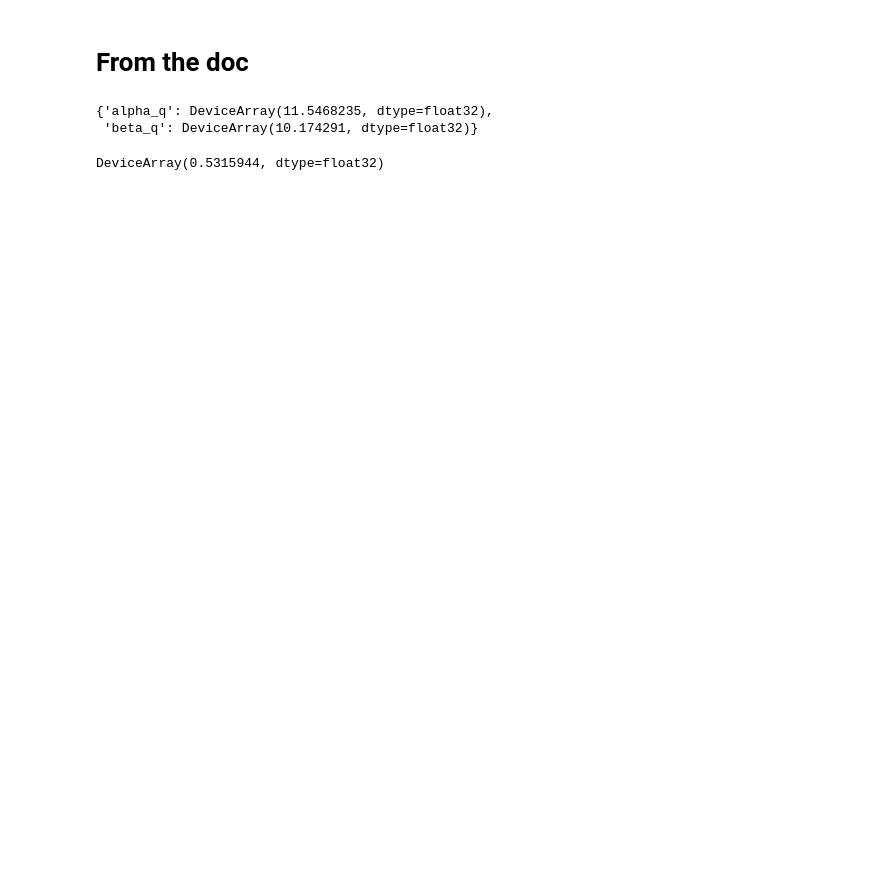
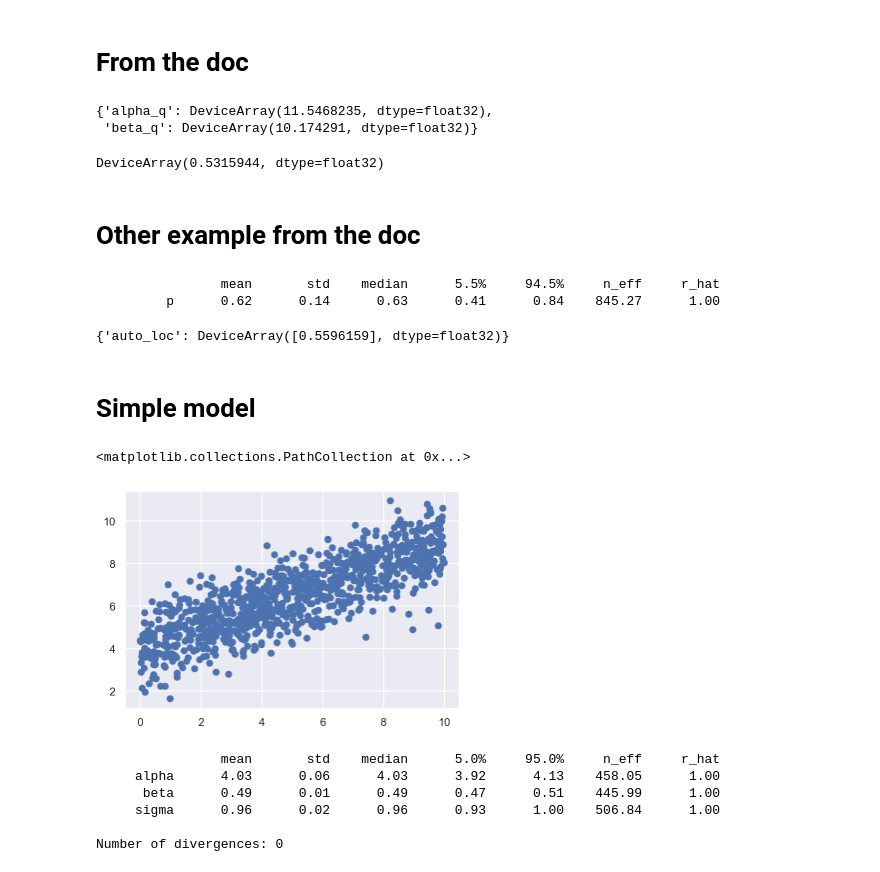
Before and after one commit to AurelienNioche/ActiveTeachingCollaborative, a Jupyter notebook: numpyro-vi.ipynb, the cells around one changed output. Saved outputs shown, nothing was run; the diff lists cells and outputs as text; code cells hidden in the pictures; blank space fills up the shorter version.

```diff
--- a/numpyro-vi.ipynb
+++ b/numpyro-vi.ipynb
@@ -64,3 +65,47 @@ params
 params["alpha_q"] / (params["alpha_q"] + params["beta_q"])
 # %% [output]
 DeviceArray(0.5315944, dtype=float32)
+# %% [markdown]
+# Other example from the doc
+# %%
+def model(W, L):
+    p = npr.sample("p", dist.Uniform(0, 1))  # uniform prior
+    npr.sample("W", dist.Binomial(W + L, p), obs=W)  # binomial likelihood
+
+
+guide = autoguide.AutoLaplaceApproximation(model)
+svi = SVI(model, guide, Adam(1), Trace_ELBO(), W=6, L=3)
+params, losses = svi.run(random.PRNGKey(0), 1000)
+
+# display summary of quadratic approximation
+samples = guide.sample_posterior(random.PRNGKey(1), params, (1000,))
+npr.diagnostics.print_summary(samples, prob=0.89, group_by_chain=False)
+# %% [output]
+                mean       std    median      5.5%     94.5%     n_eff     r_hat
+         p      0.62      0.14      0.63      0.41      0.84    845.27      1.00
+# %%
+print(params)
+# %% [output]
+{'auto_loc': DeviceArray([0.5596159], dtype=float32)}
+# %% [markdown]
+# Simple model
+# %%
+np.random.seed(123)
+
+# Parameters to be inferred
+alpha = 4.0
+beta = 0.5
+sigma = 1.0
+
+# Generate and plot data
+x = 10 * np.random.rand(1000)
+y = alpha + beta * x
+y = np.random.normal(y, scale=sigma)
+
+# Put our data in a dictionary
+data = {'N': len(x), 'x': x, 'y': y}
+# %%
+plt.scatter(x, y)
+# %% [output]
+<matplotlib.collections.PathCollection at 0x...>
+[figure, added]
@@ -66,0 +126,9 @@ DeviceArray(0.5315944, dtype=float32)
+# %%
+mcmc.print_summary()
+# %% [output]
+                mean       std    median      5.0%     95.0%     n_eff     r_hat
+     alpha      4.03      0.06      4.03      3.92      4.13    458.05      1.00
+      beta      0.49      0.01      0.49      0.47      0.51    445.99      1.00
+     sigma      0.96      0.02      0.96      0.93      1.00    506.84      1.00
+
+Number of divergences: 0
```
Also changed, not shown: parts of 23 cells of this notebook, 2 other files.
